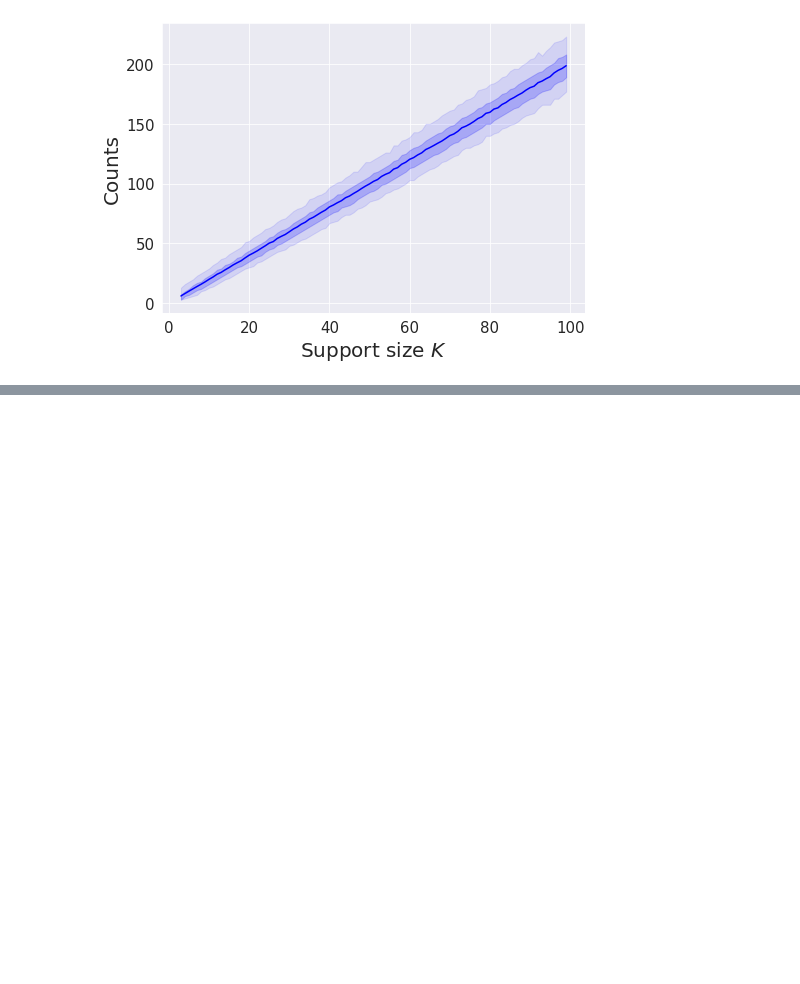
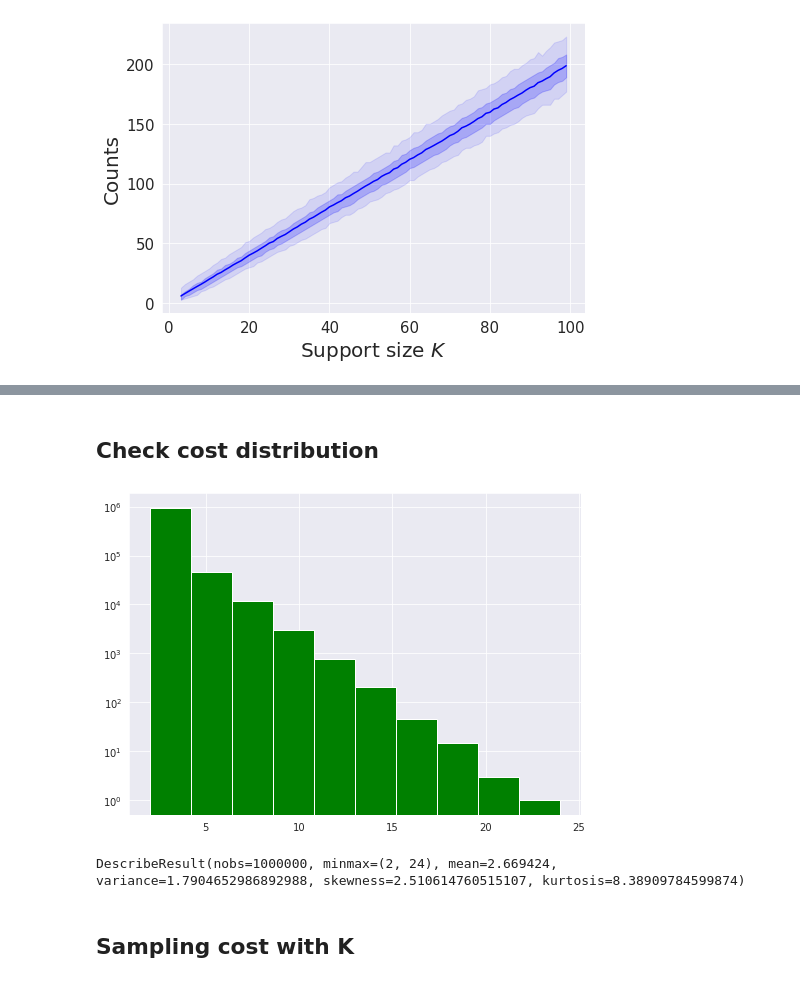
Before and after one commit to sauxpa/ML_101, a Jupyter notebook: coin_tossing.ipynb, the cells around one changed output, grey strips where cells are left out. Saved outputs shown, nothing was run; the diff lists cells and outputs as text; code cells hidden in the pictures; blank space fills up the shorter version.

```diff
--- a/coin_tossing.ipynb
+++ b/coin_tossing.ipynb
@@ -90,0 +135,19 @@ with sns.axes_style('darkgrid'):
+# %% [markdown]
+## Check cost distribution
+# %%
+with sns.axes_style('darkgrid'):
+    fig, ax = plt.subplots(figsize=(7, 5), nrows=1, ncols=1)
+
+    ax.hist(counts, bins=10, color='green')
+    ax.set_yscale('log')
+
+    plt.tight_layout()
+    plt.show()
+# %% [output]
+[figure, added]
+# %%
+describe(counts)
+# %% [output]
+DescribeResult(nobs=1000000, minmax=(2, 24), mean=2.669424, variance=1.7904652986892988, skewness=2.510614760515107, kurtosis=8.38909784599874)
+# %% [markdown]
+## Sampling cost with K
```
Also changed, not shown: parts of 14 cells of this notebook.
